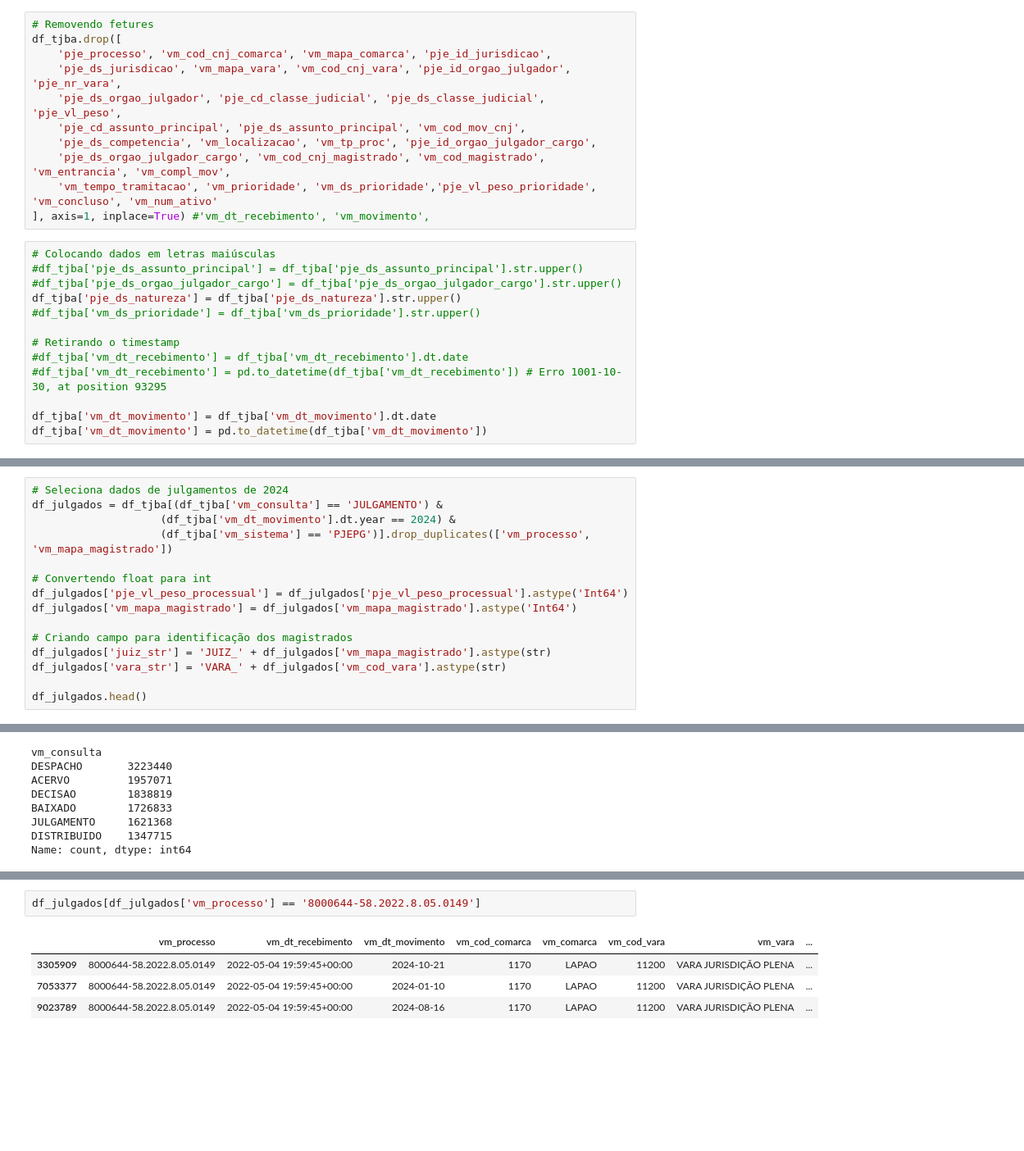
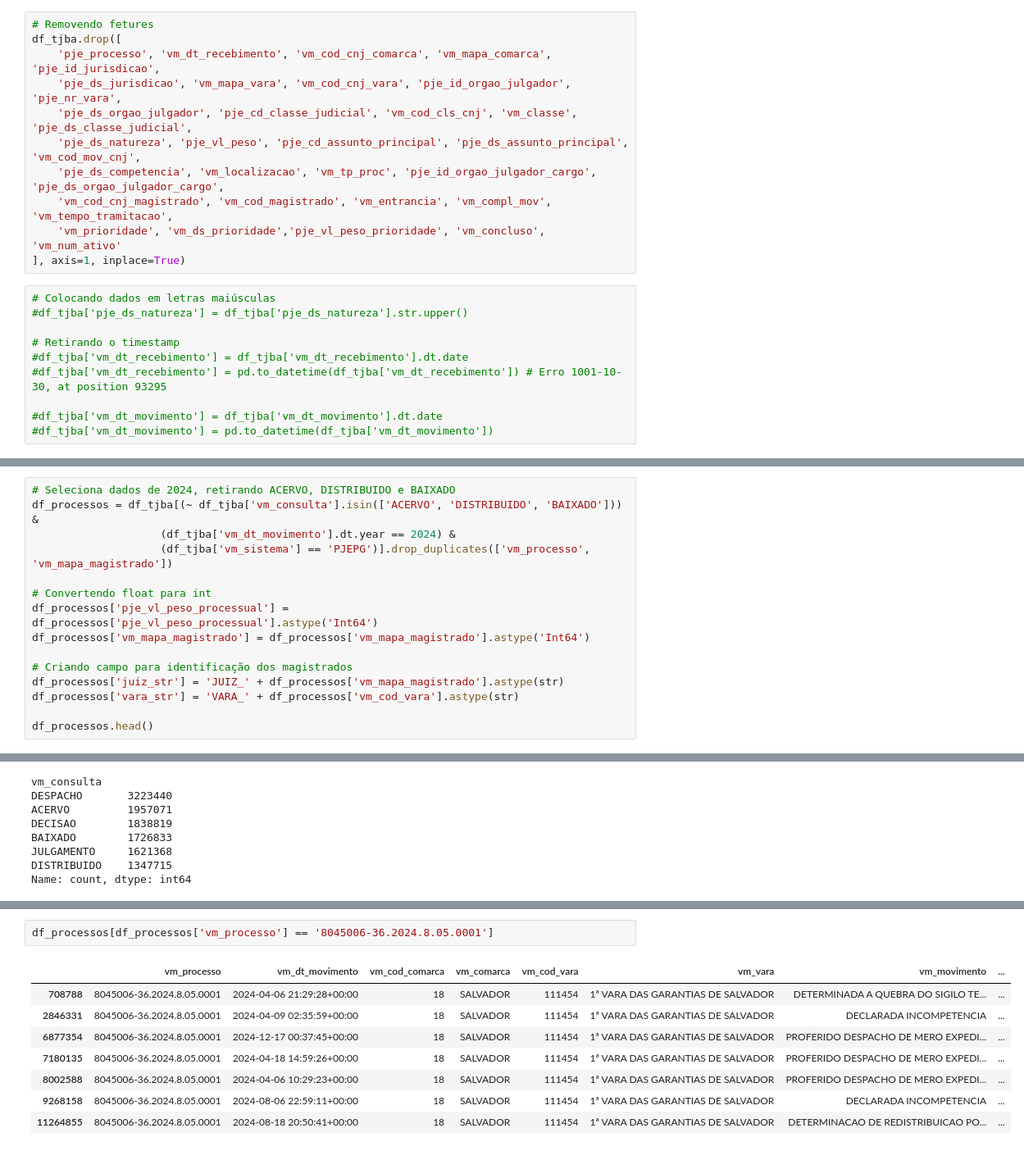
Before and after one commit to houstonsantos/max-jud-tjba, a Jupyter notebook: src/model_tcc/max_jud.ipynb, the cells around one changed output, grey strips where cells are left out. Shown at 82% size. Drawn from its saved outputs; the diff is of its cells as text; blank space fills up the shorter version.

```diff
--- a/src/model_tcc/max_jud.ipynb
+++ b/src/model_tcc/max_jud.ipynb
@@ -252,27 +196,24 @@ df_tjba.head()
 # %%
 # Removendo fetures
 df_tjba.drop([
-    'pje_processo', 'vm_cod_cnj_comarca', 'vm_mapa_comarca', 'pje_id_jurisdicao',
+    'pje_processo', 'vm_dt_recebimento', 'vm_cod_cnj_comarca', 'vm_mapa_comarca', 'pje_id_jurisdicao',
     'pje_ds_jurisdicao', 'vm_mapa_vara', 'vm_cod_cnj_vara', 'pje_id_orgao_julgador', 'pje_nr_vara',
-    'pje_ds_orgao_julgador', 'pje_cd_classe_judicial', 'pje_ds_classe_judicial', 'pje_vl_peso',
-    'pje_cd_assunto_principal', 'pje_ds_assunto_principal', 'vm_cod_mov_cnj',
-    'pje_ds_competencia', 'vm_localizacao', 'vm_tp_proc', 'pje_id_orgao_julgador_cargo',
-    'pje_ds_orgao_julgador_cargo', 'vm_cod_cnj_magistrado', 'vm_cod_magistrado', 'vm_entrancia', 'vm_compl_mov',
-    'vm_tempo_tramitacao', 'vm_prioridade', 'vm_ds_prioridade','pje_vl_peso_prioridade', 'vm_concluso', 'vm_num_ativo'
-], axis=1, inplace=True) #'vm_dt_recebimento', 'vm_movimento',
+    'pje_ds_orgao_julgador', 'pje_cd_classe_judicial', 'vm_cod_cls_cnj', 'vm_classe', 'pje_ds_classe_judicial',
+    'pje_ds_natureza', 'pje_vl_peso', 'pje_cd_assunto_principal', 'pje_ds_assunto_principal', 'vm_cod_mov_cnj',
+    'pje_ds_competencia', 'vm_localizacao', 'vm_tp_proc', 'pje_id_orgao_julgador_cargo', 'pje_ds_orgao_julgador_cargo',
+    'vm_cod_cnj_magistrado', 'vm_cod_magistrado', 'vm_entrancia', 'vm_compl_mov',  'vm_tempo_tramitacao',
+    'vm_prioridade', 'vm_ds_prioridade','pje_vl_peso_prioridade', 'vm_concluso', 'vm_num_ativo'
+], axis=1, inplace=True)
 # %%
 # Colocando dados em letras maiúsculas
-#df_tjba['pje_ds_assunto_principal'] = df_tjba['pje_ds_assunto_principal'].str.upper()
-#df_tjba['pje_ds_orgao_julgador_cargo'] = df_tjba['pje_ds_orgao_julgador_cargo'].str.upper()
-df_tjba['pje_ds_natureza'] = df_tjba['pje_ds_natureza'].str.upper()
-#df_tjba['vm_ds_prioridade'] = df_tjba['vm_ds_prioridade'].str.upper()
+#df_tjba['pje_ds_natureza'] = df_tjba['pje_ds_natureza'].str.upper()
 
 # Retirando o timestamp
 #df_tjba['vm_dt_recebimento'] = df_tjba['vm_dt_recebimento'].dt.date
 #df_tjba['vm_dt_recebimento'] = pd.to_datetime(df_tjba['vm_dt_recebimento']) # Erro 1001-10-30, at position 93295
 
-df_tjba['vm_dt_movimento'] = df_tjba['vm_dt_movimento'].dt.date
-df_tjba['vm_dt_movimento'] = pd.to_datetime(df_tjba['vm_dt_movimento'])
+#df_tjba['vm_dt_movimento'] = df_tjba['vm_dt_movimento'].dt.date
+#df_tjba['vm_dt_movimento'] = pd.to_datetime(df_tjba['vm_dt_movimento'])
 # %%
 # Percorre todas as colunas do df_tjba do tipo object, retirando espaços laterais e mais de um espaços entre palavras
 for col in df_tjba.select_dtypes(include=['object']).columns:
@@ -299,17 +240,17 @@ Um processo que recebeu peso 2 e foi julgado 5 vezes pelo mesmo magistrado, eu d
 
 *	**Coerência com o Conceito de Peso:** O peso é atribuído ao processo como um todo, refletindo sua complexidade intrínseca. Ele não é um valor que se multiplica a cada interação, mas sim um valor que é "consumido" quando o processo é finalmente resolvido.
 # %%
-# Seleciona dados de julgamentos de 2024
-df_julgados = df_tjba[(df_tjba['vm_consulta'] == 'JULGAMENTO') &
+# Seleciona dados de 2024, retirando ACERVO, DISTRIBUIDO e BAIXADO
+df_processos = df_tjba[(~ df_tjba['vm_consulta'].isin(['ACERVO', 'DISTRIBUIDO', 'BAIXADO'])) &
                     (df_tjba['vm_dt_movimento'].dt.year == 2024) &
                     (df_tjba['vm_sistema'] == 'PJEPG')].drop_duplicates(['vm_processo', 'vm_mapa_magistrado'])
 
 # Convertendo float para int
-df_julgados['pje_vl_peso_processual'] = df_julgados['pje_vl_peso_processual'].astype('Int64')
-df_julgados['vm_mapa_magistrado'] = df_julgados['vm_mapa_magistrado'].astype('Int64')
+df_processos['pje_vl_peso_processual'] = df_processos['pje_vl_peso_processual'].astype('Int64')
+df_processos['vm_mapa_magistrado'] = df_processos['vm_mapa_magistrado'].astype('Int64')
 
 # Criando campo para identificação dos magistrados
-df_julgados['juiz_str'] = 'JUIZ_' + df_julgados['vm_mapa_magistrado'].astype(str)
-df_julgados['vara_str'] = 'VARA_' + df_julgados['vm_cod_vara'].astype(str)
+df_processos['juiz_str'] = 'JUIZ_' + df_processos['vm_mapa_magistrado'].astype(str)
+df_processos['vara_str'] = 'VARA_' + df_processos['vm_cod_vara'].astype(str)
 
-df_julgados.head()
+df_processos.head()
@@ -447,7 +361,11 @@ Name: count, Length: 4401, dtype: int64
 # %%
-df_julgados[df_julgados['vm_processo'] == '8000644-58.2022.8.05.0149']
+df_processos[df_processos['vm_processo'] == '8045006-36.2024.8.05.0001']
 # %% [output]
-|  | vm_processo | vm_dt_recebimento | vm_dt_movimento | vm_cod_comarca | vm_comarca | vm_cod_vara | vm_vara | ... |
-| 3305909 | 8000644-58.2022.8.05.0149 | 2022-05-04 19:59:45+00:00 | 2024-10-21 | 1170 | LAPAO | 11200 | VARA JURISDIÇÃO PLENA | ... |
-| 7053377 | 8000644-58.2022.8.05.0149 | 2022-05-04 19:59:45+00:00 | 2024-01-10 | 1170 | LAPAO | 11200 | VARA JURISDIÇÃO PLENA | ... |
-| 9023789 | 8000644-58.2022.8.05.0149 | 2022-05-04 19:59:45+00:00 | 2024-08-16 | 1170 | LAPAO | 11200 | VARA JURISDIÇÃO PLENA | ... |
+|  | vm_processo | vm_dt_movimento | vm_cod_comarca | vm_comarca | vm_cod_vara | vm_vara | vm_movimento | ... |
+| 708788 | 8045006-36.2024.8.05.0001 | 2024-04-06 21:29:28+00:00 | 18 | SALVADOR | 111454 | 1ª VARA DAS GARANTIAS DE SALVADOR | DETERMINADA A QUEBRA DO SIGILO TE... | ... |
+| 2846331 | 8045006-36.2024.8.05.0001 | 2024-04-09 02:35:59+00:00 | 18 | SALVADOR | 111454 | 1ª VARA DAS GARANTIAS DE SALVADOR | DECLARADA INCOMPETENCIA | ... |
+| 6877354 | 8045006-36.2024.8.05.0001 | 2024-12-17 00:37:45+00:00 | 18 | SALVADOR | 111454 | 1ª VARA DAS GARANTIAS DE SALVADOR | PROFERIDO DESPACHO DE MERO EXPEDI... | ... |
+| 7180135 | 8045006-36.2024.8.05.0001 | 2024-04-18 14:59:26+00:00 | 18 | SALVADOR | 111454 | 1ª VARA DAS GARANTIAS DE SALVADOR | PROFERIDO DESPACHO DE MERO EXPEDI... | ... |
+| 8002588 | 8045006-36.2024.8.05.0001 | 2024-04-06 10:29:23+00:00 | 18 | SALVADOR | 111454 | 1ª VARA DAS GARANTIAS DE SALVADOR | PROFERIDO DESPACHO DE MERO EXPEDI... | ... |
+| 9268158 | 8045006-36.2024.8.05.0001 | 2024-08-06 22:59:11+00:00 | 18 | SALVADOR | 111454 | 1ª VARA DAS GARANTIAS DE SALVADOR | DECLARADA INCOMPETENCIA | ... |
+| 11264855 | 8045006-36.2024.8.05.0001 | 2024-08-18 20:50:41+00:00 | 18 | SALVADOR | 111454 | 1ª VARA DAS GARANTIAS DE SALVADOR | DETERMINACAO DE REDISTRIBUICAO PO... | ... |
```
Also changed, not shown: parts of 77 cells of this notebook, 7 other files.
